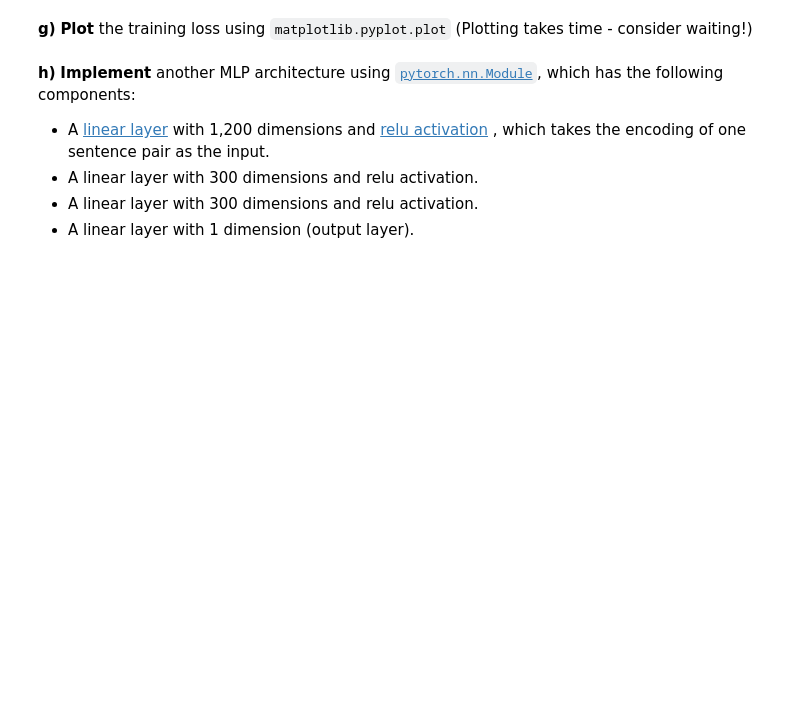
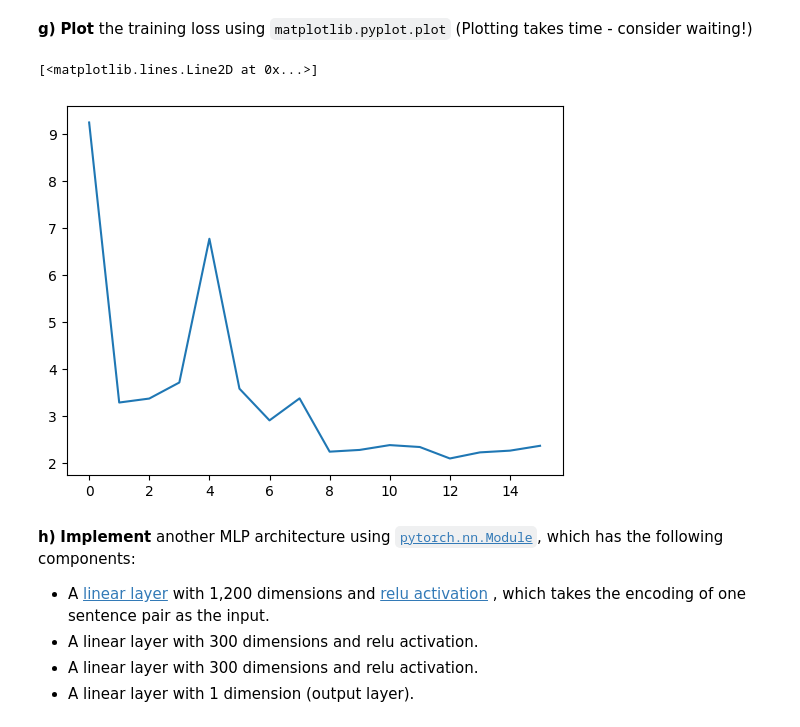
Before and after one commit to steiner-julian/deep-learning-for-natural-language-processing, a Jupyter notebook: Homeworks/Homework_2/group_98.ipynb, the cells around one changed output. Saved outputs shown, nothing was run; the diff lists cells and outputs as text; code cells hidden in the pictures; blank space fills up the shorter version.

```diff
--- a/Homeworks/Homework_2/group_98.ipynb
+++ b/Homeworks/Homework_2/group_98.ipynb
@@ -314,6 +384,9 @@ def train(model, train_dataloader, eval_dataloader, optimizer, loss_fn, num_epoc
 seed_everything(seed=999)
 
 # TODO: YOUR CODE BELOW
+num_epochs = 15
+batch_size = 128
+lr = 2e-03
 # %% [markdown]
 
 **d)**   **Create Dataloaders** considering following information
@@ -323,16 +396,31 @@ seed_everything(seed=999)
 **Hint:** batch size of train dataloader is different than dev dataloader
 # %%
 # TODO: YOUR CODE HERE
+train_dataloader = DataLoader(
+    dataset=mlp_train_set,
+    batch_size=512
+)
+
+dev_dataloader = DataLoader(
+    dataset=mlp_dev_set,
+    batch_size=512
+)
 # %% [markdown]
 
 **e)**   **Define** Optimizer as AdmW and Loss function as Mean Square Error
 # %%
 # Initialize the model
-device = 'cuda' # "cpu"
+device = "cpu"
 model = MLP()
 model.to(device)
 
 # TODO: YOUR CODE BELOW
+optimizer =  torch.optim.AdamW(
+    params=model.parameters(),
+    lr=lr
+)
+
+loss_func = torch.nn.MSELoss()
 # %% [markdown]
 
 
@@ -343,0 +430,11 @@ model.to(device)
+# %%
+# TODO: YOUR CODE HERE
+train_loss, model = train(
+    model=model,
+    train_dataloader=train_dataloader,
+    eval_dataloader=dev_dataloader,
+    optimizer=optimizer,
+    loss_fn=loss_func,
+    num_epochs=num_epochs,
+    device=device
+)
@@ -348,3 +461,8 @@ model.to(device)
+# %%
+plt.plot(train_loss)
+# %% [output]
+[<matplotlib.lines.Line2D at 0x...>]
+[figure, added]
 # %% [markdown]
 **h)** **Implement** another MLP architecture using [`pytorch.nn.Module`](), which has the following components:
 - A [linear layer](https://pytorch.org/docs/stable/generated/torch.nn.Linear.html#torch.nn.Linear) with 1,200 dimensions and [relu activation](https://pytorch.org/docs/stable/generated/torch.nn.ReLU.html#torch.nn.ReLU) , which takes the encoding of one sentence pair as the input.
```
Also changed, not shown: parts of 20 cells of this notebook.
